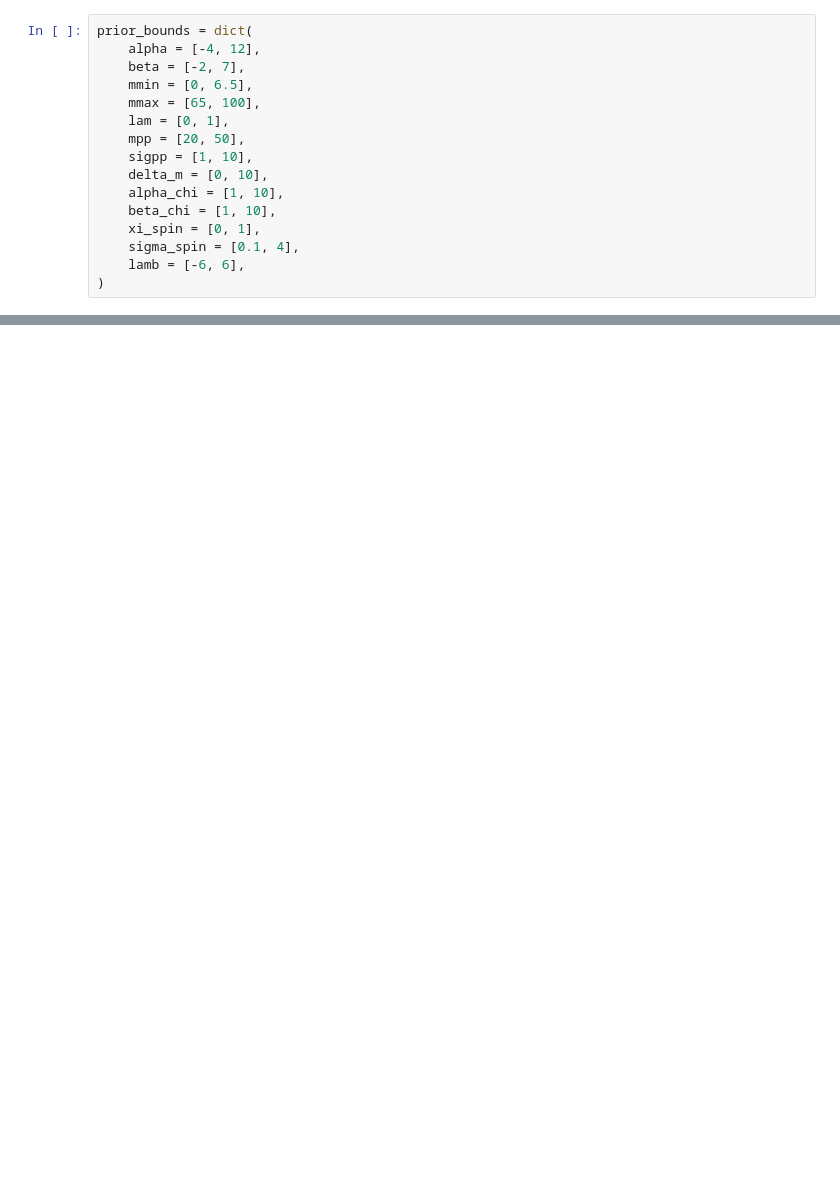
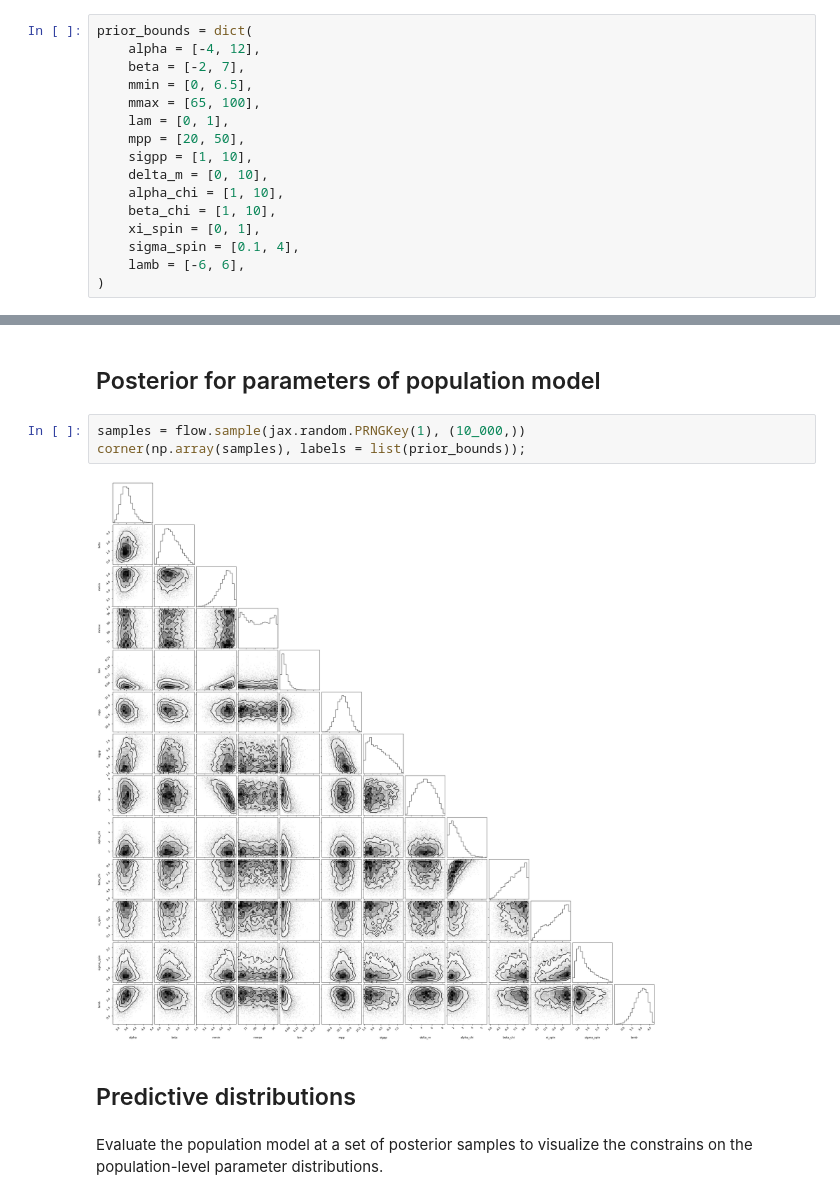
Before and after one commit to mdmould/gwax, a Jupyter notebook: examples/variational.ipynb, the cells around one changed output, grey strips where cells are left out. Drawn from its saved outputs; the diff is of its cells as text; blank space fills up the shorter version.

```diff
--- a/examples/variational.ipynb
+++ b/examples/variational.ipynb
@@ -214,0 +219,11 @@ AttributeError: DynamicJaxprTracer has no attribute sample_and_log_prob
+# %% [markdown]
+## Posterior for parameters of population model
+# %%
+samples = flow.sample(jax.random.PRNGKey(1), (10_000,))
+corner(np.array(samples), labels = list(prior_bounds));
+# %% [output]
+[figure, added]
+# %% [markdown]
+## Predictive distributions
+# %% [markdown]
+Evaluate the population model at a set of posterior samples to visualize the constrains on the population-level parameter distributions.
```
Also changed, not shown: parts of 17 cells of this notebook, 2 other files.
